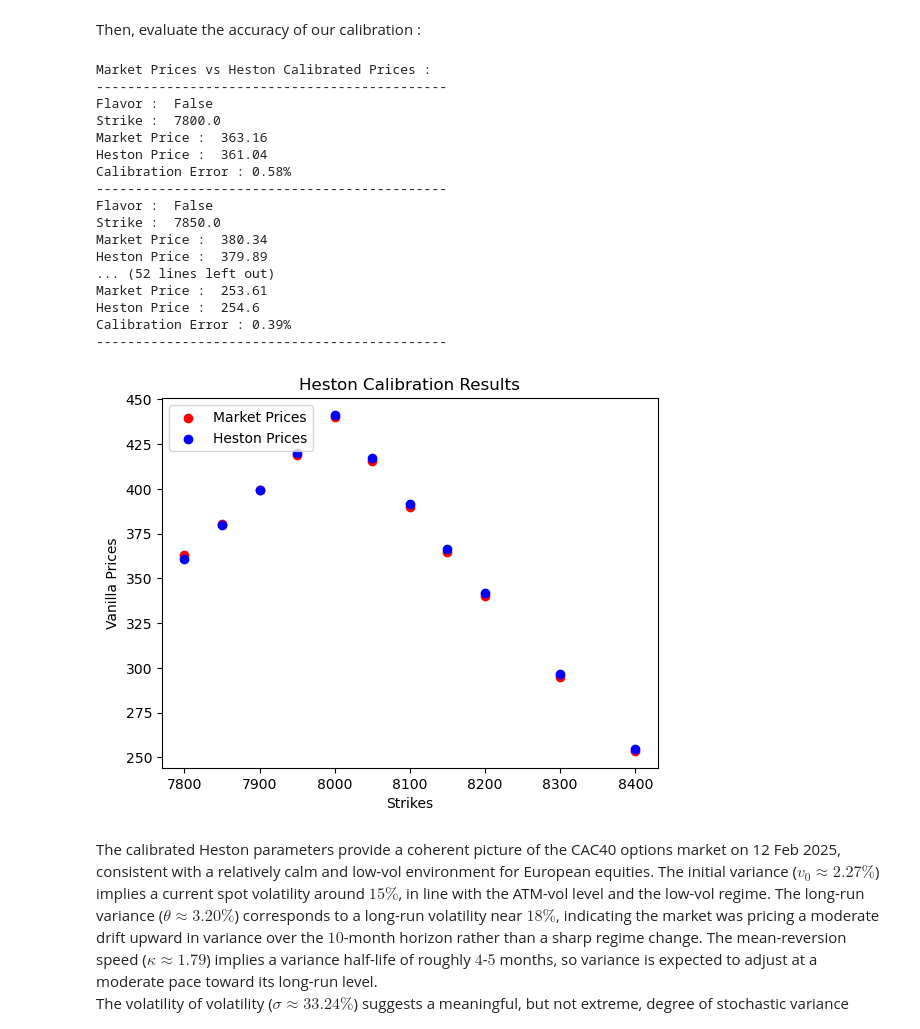
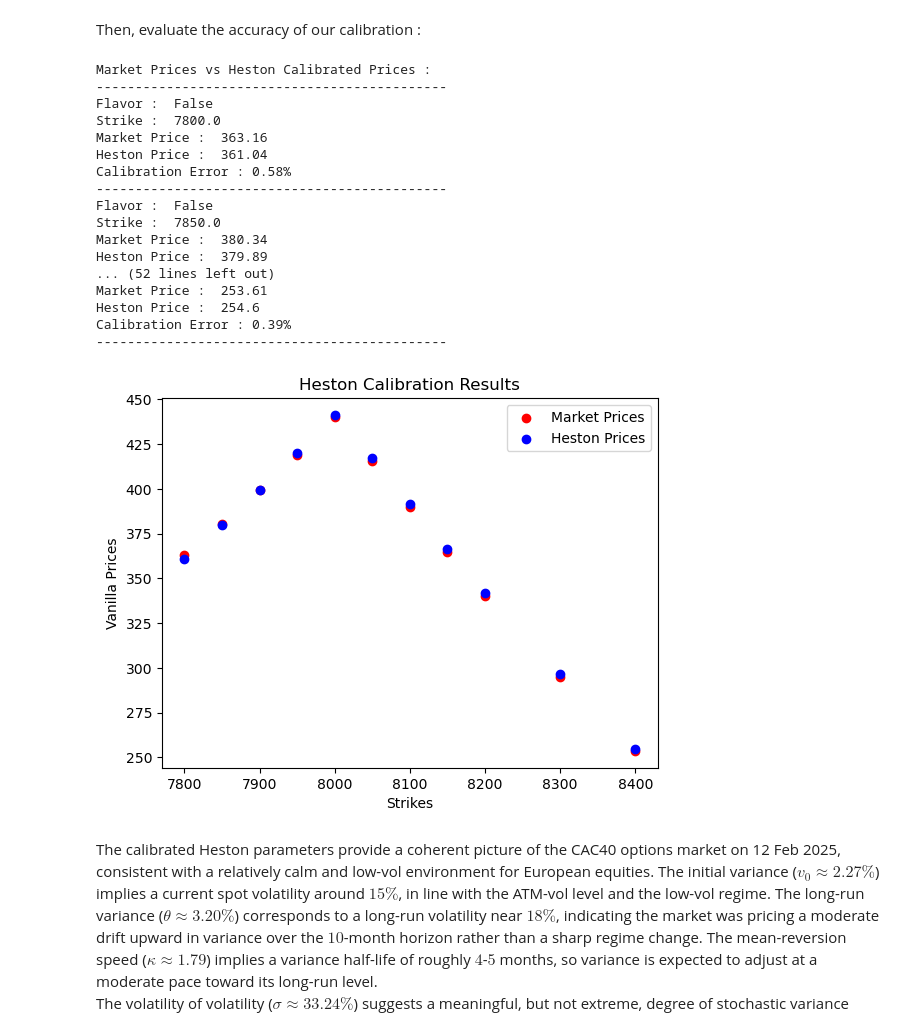
Before and after one commit to Idriss-Afra/Heston-Stochastic-Volatility-Model, a Jupyter notebook: Heston Stochastic Volatility Model.ipynb, the cells around one changed output. Drawn from its saved outputs; the diff is of its cells as text; code cells hidden in the pictures.

```diff
--- a/Heston Stochastic Volatility Model.ipynb
+++ b/Heston Stochastic Volatility Model.ipynb
@@ -766,35 +766,35 @@ for j in range(len(filtered_strikes)) :
     print("Strike : ", filtered_strikes[j])
     print("Market Price : ", round(market_price, 2))
     print("Heston Price : ", round(heston_price, 2))
     print("Calibration Error : {:.2f}%".format(100 * abs(heston_price / market_price -1)))
     print("---------------------------------------------")
 
 plt.title("Heston Calibration Results")
 plt.ylabel("Vanilla Prices")
 plt.xlabel("Strikes")
 plt.scatter(filtered_strikes, filtered_prices, color="red", label="Market Prices")
 plt.scatter(filtered_strikes, heston_prices, color="blue", label="Heston Prices")
-plt.legend(loc="upper left")
+plt.legend(loc="upper right")
 plt.show()
 # %% [output]
 Market Prices vs Heston Calibrated Prices :
 ---------------------------------------------
 Flavor :  False
 Strike :  7800.0
 Market Price :  363.16
 Heston Price :  361.04
 Calibration Error : 0.58%
 ---------------------------------------------
 Flavor :  False
 Strike :  7850.0
 Market Price :  380.34
 Heston Price :  379.89
 ... (52 lines left out)
 Market Price :  253.61
 Heston Price :  254.6
 Calibration Error : 0.39%
 ---------------------------------------------
-[figure, old version]
+[figure, new version]
 # %% [markdown]
 The calibrated Heston parameters provide a coherent picture of the CAC40 options market on 12 Feb 2025, consistent with a relatively calm and low-vol environment for European equities. The initial variance ($v_0 \approx 2.27\%$) implies a current spot volatility around $15\%$, in line with the ATM-vol level and the low-vol regime. The long-run variance ($\theta \approx 3.20\%$) corresponds to a long-run volatility near $18\%$, indicating the market was pricing a moderate drift upward in variance over the $10$-month horizon rather than a sharp regime change. The mean-reversion speed ($\kappa \approx 1.79$) implies a variance half-life of roughly $4$-$5$ months, so variance is expected to adjust at a moderate pace toward its long-run level.
 <br>The volatility of volatility ($\sigma \approx 33.24\%$) suggests a meaningful, but not extreme, degree of stochastic variance fluctuations, supporting smile curvature and some tail risk. The strongly negative correlation ($\rho \approx -75.10\%$) captures a material downside skew and the equity leverage effect, consistent with larger implied moves on sell-offs coinciding with volatility increases. <br>Overall, if the fit remains tight (e.g., pricing errors below about $1\%$ across strikes), the calibration can be viewed as financially meaningful and internally consistent.
```
Also changed, not shown: parts of 1 cell of this notebook.
